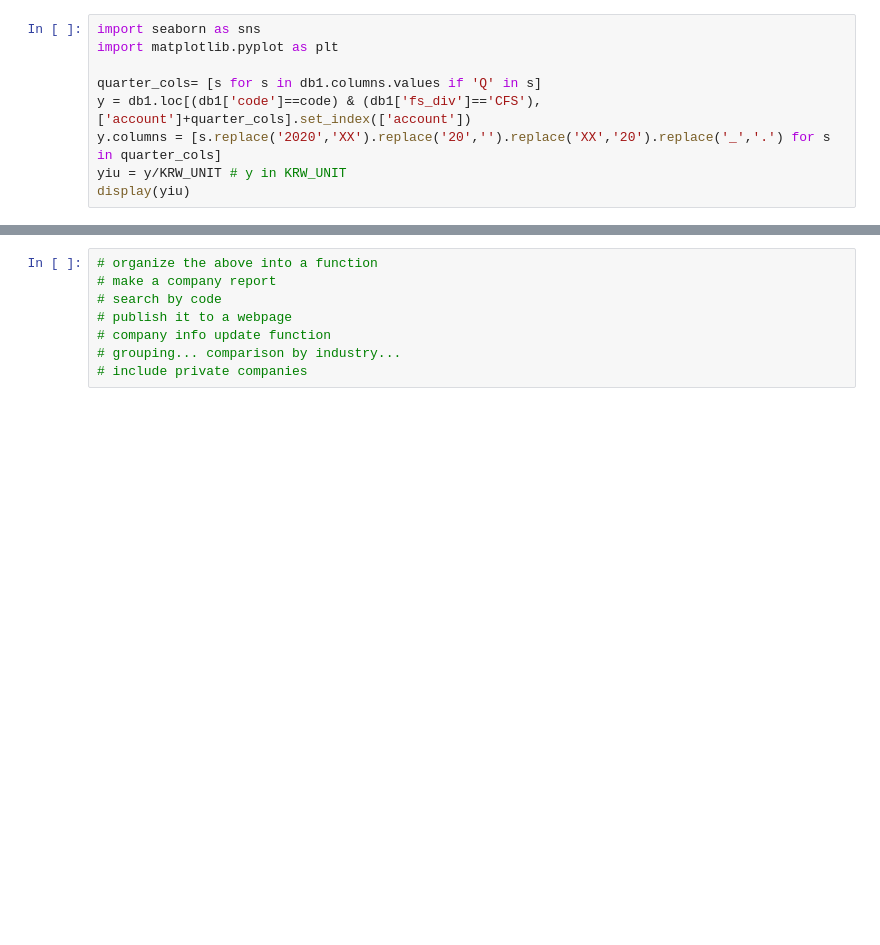
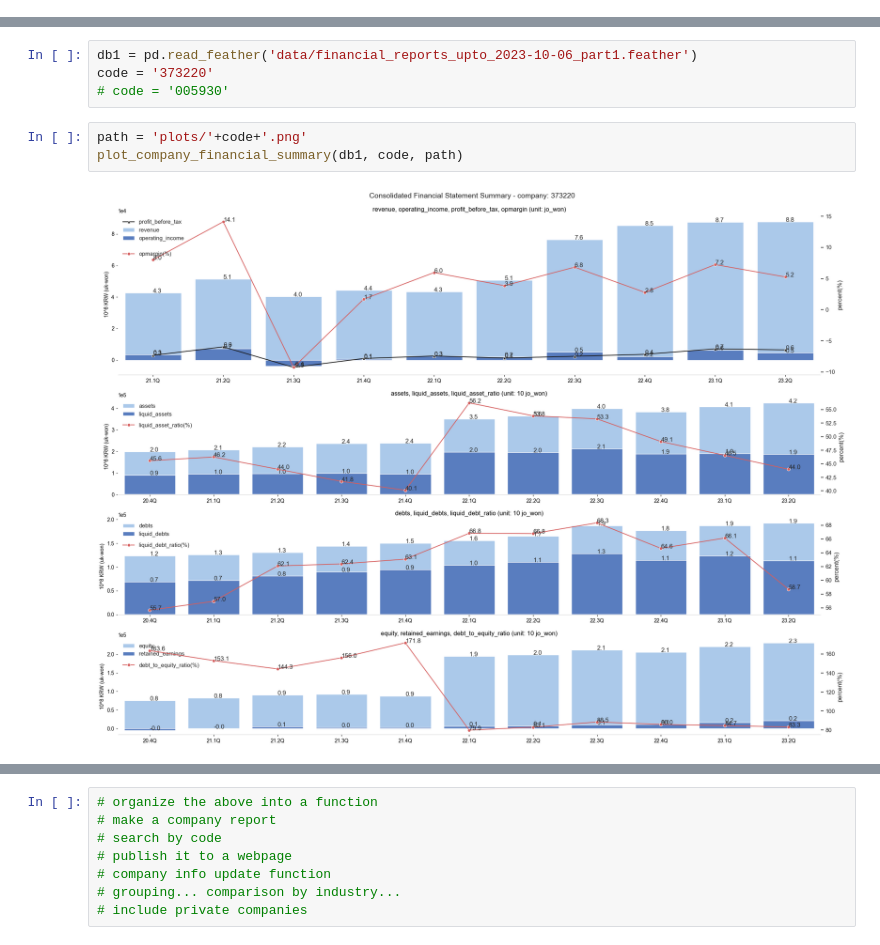
Before and after one commit to iburn78/trader, a Jupyter notebook: data_collection/dc_06_Visualize_Company_Health.ipynb, the cells around one changed output, grey strips where cells are left out. Drawn from its saved outputs; the diff is of its cells as text; blank space fills up the shorter version.

```diff
--- a/data_collection/dc_06_Visualize_Company_Health.ipynb
+++ b/data_collection/dc_06_Visualize_Company_Health.ipynb
@@ -12,9 +0,0 @@ code = '005930'
-# %%
-import seaborn as sns
-import matplotlib.pyplot as plt
-
-quarter_cols= [s for s in db1.columns.values if 'Q' in s]
-y = db1.loc[(db1['code']==code) & (db1['fs_div']=='CFS'), ['account']+quarter_cols].set_index(['account'])
-y.columns = [s.replace('2020','XX').replace('20','').replace('XX','20').replace('_','.') for s in quarter_cols]
-yiu = y/KRW_UNIT # y in KRW_UNIT
-display(yiu)
@@ -119,0 +98,9 @@ Text(0.5, 0.98, 'Consolidated Financial Statement Summary - company: 005930')
+# %%
+db1 = pd.read_feather('data/financial_reports_upto_2023-10-06_part1.feather')
+code = '373220'
+# code = '005930'
+# %%
+path = 'plots/'+code+'.png'
+plot_company_financial_summary(db1, code, path)
+# %% [output]
+[figure, added]
```
Also changed, not shown: parts of 6 cells of this notebook, 7 other files.
